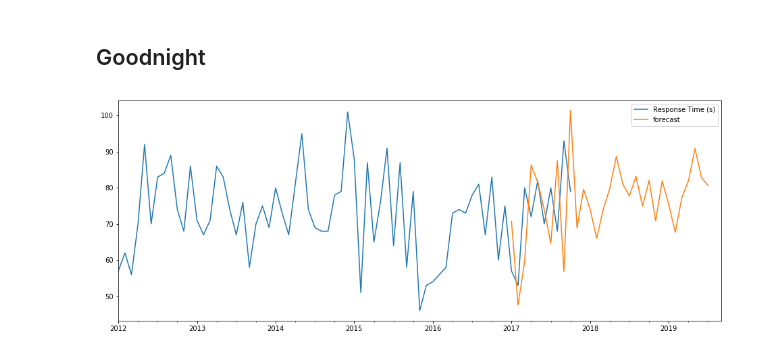
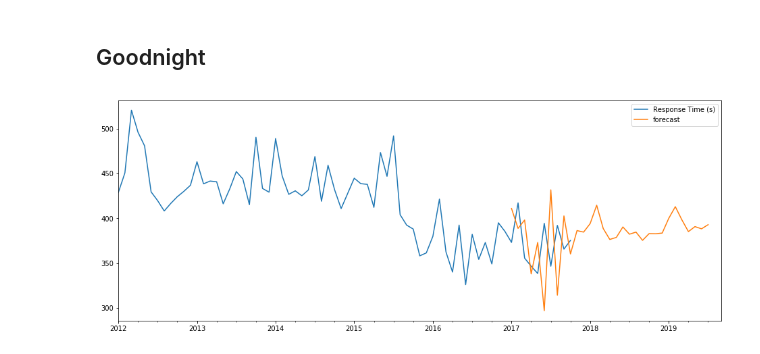
Before and after one commit to madderle/Hack-Austin, a Jupyter notebook: Response Area Response Time Prediction.ipynb, the cells around one changed output. Saved outputs shown, nothing was run; the diff lists cells and outputs as text; code cells hidden in the pictures.

```diff
--- a/Response Area Response Time Prediction.ipynb
+++ b/Response Area Response Time Prediction.ipynb
@@ -270,31 +292,31 @@ future_final_df.to_csv('Response Time Prediction for RA 00-EC.csv')
 # %%
 #Create Dataframe
 RA__00_GN_df = final_df[(final_df['Response Area (COA Only)']=='00-2405')|\
                         (final_df['Response Area (COA Only)']=='00-2404')|\
                         (final_df['Response Area (COA Only)']=='00-2403')]
 
 #Group By Month and create new dataframe
-RA__00_GN_month_df = RA__00_GN_df.groupby(pd.TimeGrouper("M")).count()['Master Incident Number'].to_frame()
+RA__00_GN_month_df = RA__00_GN_df.groupby(pd.TimeGrouper("M")).mean()['Response Time (s)'].to_frame()
 
 #Rename the column
 RA__00_GN_month_df.columns = ['Response Time (s)']
 #Drop the last column. Its an outlier
 RA__00_GN_month_df.drop(RA__00_GN_month_df.index[-1], inplace=True)
 
 #Build out ARIMA Model
 model = sm.tsa.statespace.SARIMAX(RA__00_GN_month_df['Response Time (s)'], order=(0,1,0), seasonal_order=(1,1,1,12))
 model_result = model.fit()
 
 #Add Forecast Dates
 future_dates = [RA__00_GN_month_df.index[-1] + DateOffset(months=x) for x in range(1,24)]
 future_df = pd.DataFrame(index=future_dates, columns=RA__00_GN_month_df.columns)
 
 future_final_df = pd.concat([RA__00_GN_month_df,future_df])
 #Since have 24 more points
 future_final_df['forecast'] = model_result.predict(start=60, end=90)
 
 
 future_final_df[['Response Time (s)', 'forecast']].plot(figsize=(16,6))
 future_final_df.to_csv('Response Time Prediction for RA 00-GN.csv')
 # %% [output]
-[figure, old version]
+[figure, new version]
```
Also changed, not shown: parts of 4 cells of this notebook.
